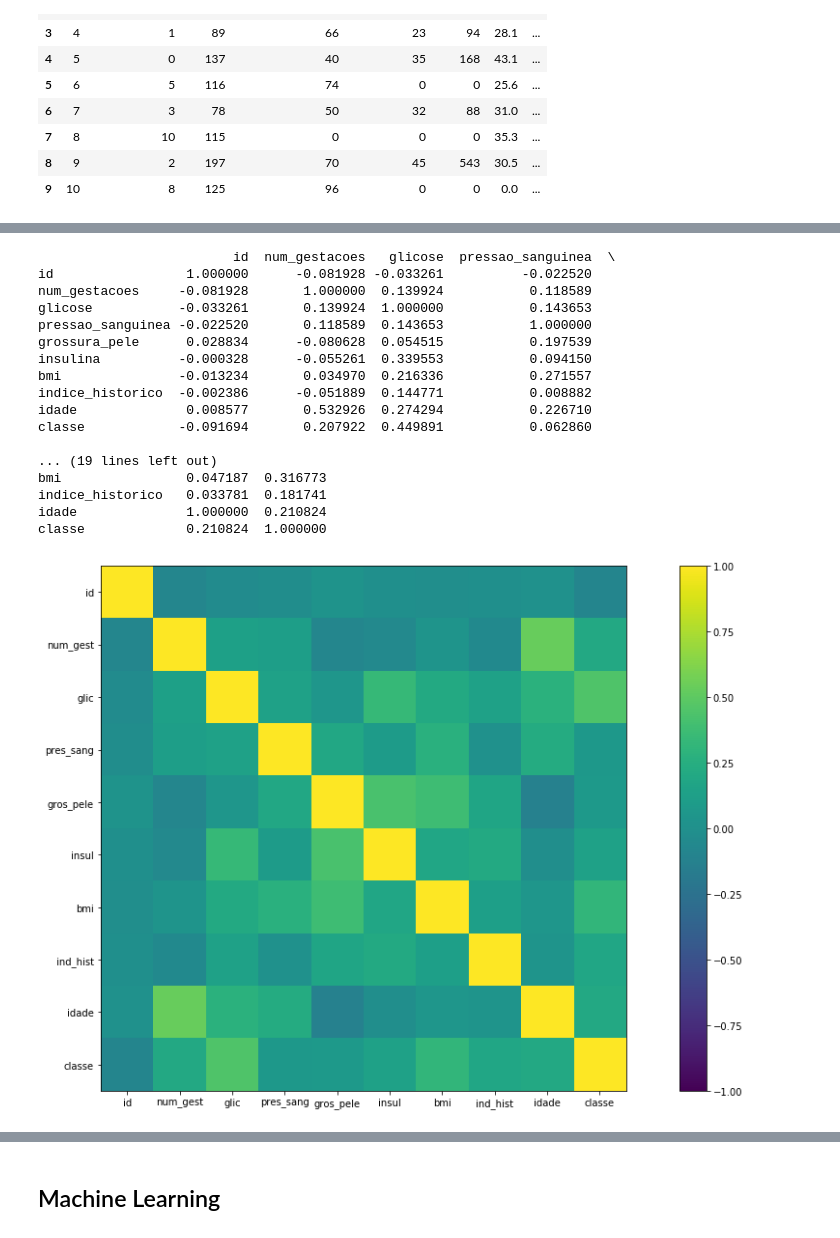
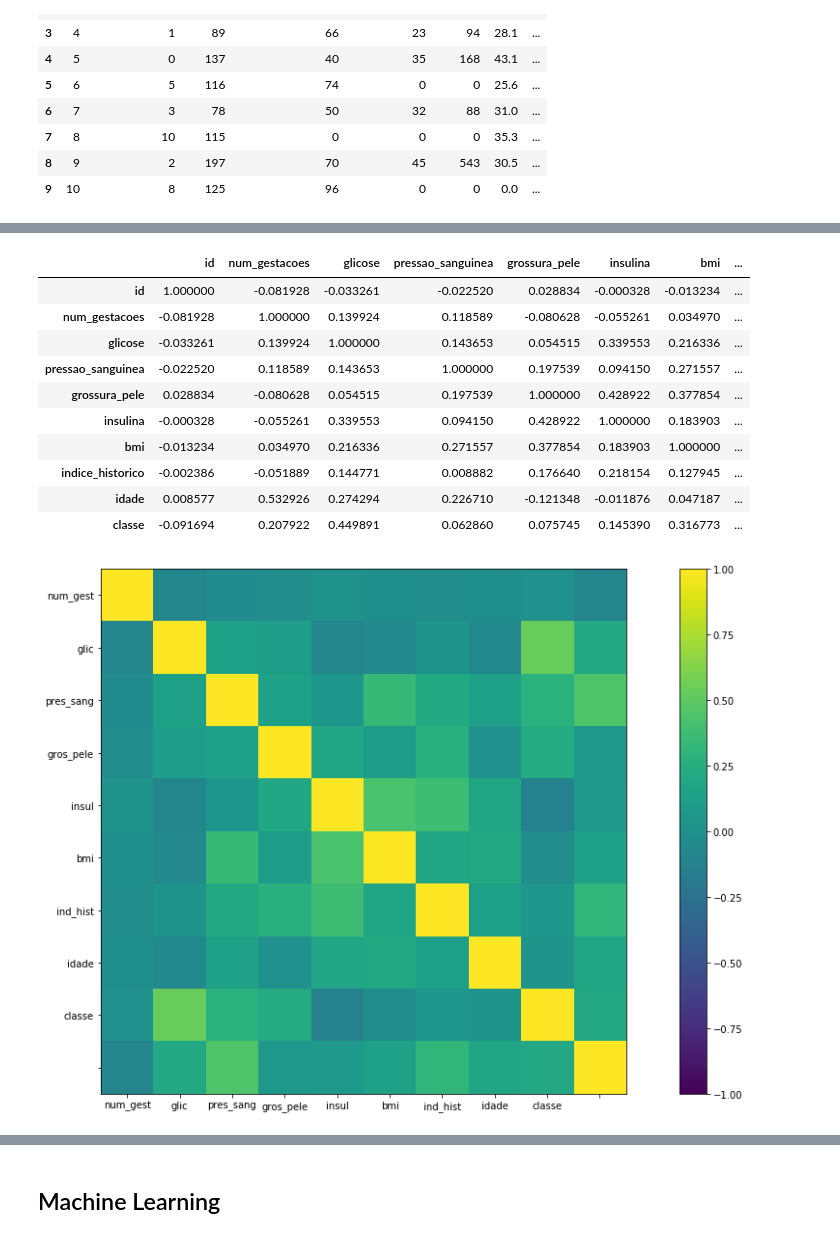
Before and after one commit to thiribeiro/Competicoes_DSA, a Jupyter notebook: 01_2019/Competicao_DSA_01_2019_V3.ipynb, the cells around one changed output, grey strips where cells are left out. Saved outputs shown, nothing was run; the diff lists cells and outputs as text; code cells hidden in the pictures.

```diff
--- a/01_2019/Competicao_DSA_01_2019_V3.ipynb
+++ b/01_2019/Competicao_DSA_01_2019_V3.ipynb
@@ -75,42 +131,34 @@ plt.show()
 # %%
 #Vendo se há alguma correlação entre as variáveis
 correlacoes = df.corr()
-print (correlacoes)
+correlacoes.T
 # %% [output]
-                         id  num_gestacoes   glicose  pressao_sanguinea  \
-id                 1.000000      -0.081928 -0.033261          -0.022520
-num_gestacoes     -0.081928       1.000000  0.139924           0.118589
-glicose           -0.033261       0.139924  1.000000           0.143653
-pressao_sanguinea -0.022520       0.118589  0.143653           1.000000
-grossura_pele      0.028834      -0.080628  0.054515           0.197539
-insulina          -0.000328      -0.055261  0.339553           0.094150
-bmi               -0.013234       0.034970  0.216336           0.271557
-indice_historico  -0.002386      -0.051889  0.144771           0.008882
-idade              0.008577       0.532926  0.274294           0.226710
-classe            -0.091694       0.207922  0.449891           0.062860
-
-... (19 lines left out)
-bmi                0.047187  0.316773
-indice_historico   0.033781  0.181741
-idade              1.000000  0.210824
-classe             0.210824  1.000000
+|  | id | num_gestacoes | glicose | pressao_sanguinea | grossura_pele | insulina | bmi | ... |
+| id | 1.000000 | -0.081928 | -0.033261 | -0.022520 | 0.028834 | -0.000328 | -0.013234 | ... |
+| num_gestacoes | -0.081928 | 1.000000 | 0.139924 | 0.118589 | -0.080628 | -0.055261 | 0.034970 | ... |
+| glicose | -0.033261 | 0.139924 | 1.000000 | 0.143653 | 0.054515 | 0.339553 | 0.216336 | ... |
+| pressao_sanguinea | -0.022520 | 0.118589 | 0.143653 | 1.000000 | 0.197539 | 0.094150 | 0.271557 | ... |
+| grossura_pele | 0.028834 | -0.080628 | 0.054515 | 0.197539 | 1.000000 | 0.428922 | 0.377854 | ... |
+| insulina | -0.000328 | -0.055261 | 0.339553 | 0.094150 | 0.428922 | 1.000000 | 0.183903 | ... |
+| bmi | -0.013234 | 0.034970 | 0.216336 | 0.271557 | 0.377854 | 0.183903 | 1.000000 | ... |
+| indice_historico | -0.002386 | -0.051889 | 0.144771 | 0.008882 | 0.176640 | 0.218154 | 0.127945 | ... |
+| idade | 0.008577 | 0.532926 | 0.274294 | 0.226710 | -0.121348 | -0.011876 | 0.047187 | ... |
+| classe | -0.091694 | 0.207922 | 0.449891 | 0.062860 | 0.075745 | 0.145390 | 0.316773 | ... |
 # %%
 #Visualizando as correlações
-cols = ['id', 'num_gest', 'glic', 'pres_sang','gros_pele', 'insul', 'bmi', 'ind_hist', 'idade','classe']
+cols = ['num_gest', 'glic', 'pres_sang','gros_pele', 'insul', 'bmi', 'ind_hist', 'idade','classe']
 fig = plt.figure(figsize=(20,10))
 ax = fig.add_subplot(111)
-#ax.set_prop_cycle(color=['red', 'blue', 'green'])
-#cax = ax.matshow(correlacoes, interpolation='nearest', vmin = -1, vmax = 1)
 cax = ax.imshow(correlacoes, interpolation='nearest', vmin = -1, vmax = 1)
 fig.colorbar(cax)
 ticks = np.arange(0, 10, 1)
 ax.set_xticks(ticks)
 ax.set_yticks(ticks)
 ax.set_xticklabels(cols)
 ax.set_yticklabels(cols)
 plt.show()
 # %% [output]
-[figure, old version]
+[figure, new version]
 # %%
 print("====== Treino =======\n", df.columns)
 print("\n====== Teste =======\n", dfTest.columns)
```
Also changed, not shown: parts of 31 cells of this notebook.
